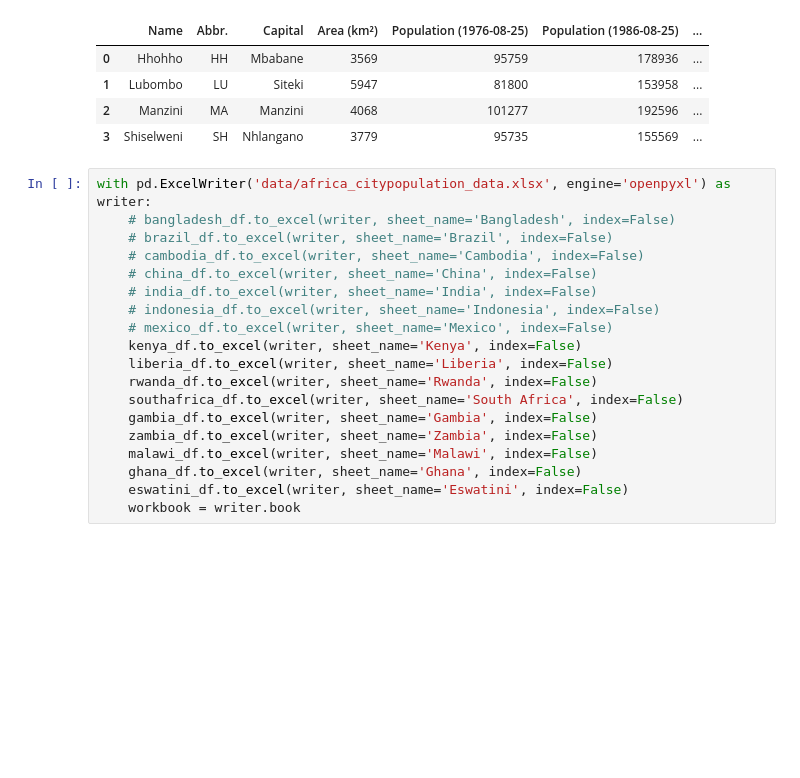
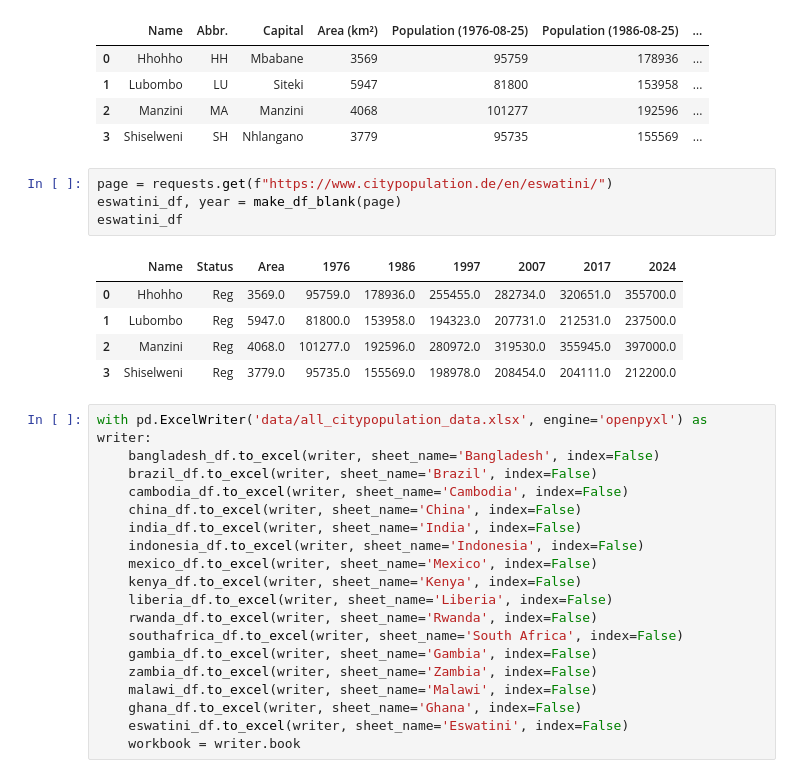
Before and after one commit to CabooseExia/Geospatial-practice, a Jupyter notebook: citypopulation_webscraper.ipynb, the cells around one changed output. Cells and saved outputs as stored; diff of their text form; blank space fills up the shorter version.

```diff
--- a/citypopulation_webscraper.ipynb
+++ b/citypopulation_webscraper.ipynb
@@ -507,15 +613,25 @@ eswatini_df
 | 1 | Lubombo | LU | Siteki | 5947 | 81800 | 153958 | ... |
 | 2 | Manzini | MA | Manzini | 4068 | 101277 | 192596 | ... |
 | 3 | Shiselweni | SH | Nhlangano | 3779 | 95735 | 155569 | ... |
+# %%
+page = requests.get(f"https://www.citypopulation.de/en/eswatini/")
+eswatini_df, year = make_df_blank(page)
+eswatini_df
+# %% [output]
+|  | Name | Status | Area | 1976 | 1986 | 1997 | 2007 | 2017 | 2024 |
+| 0 | Hhohho | Reg | 3569.0 | 95759.0 | 178936.0 | 255455.0 | 282734.0 | 320651.0 | 355700.0 |
+| 1 | Lubombo | Reg | 5947.0 | 81800.0 | 153958.0 | 194323.0 | 207731.0 | 212531.0 | 237500.0 |
+| 2 | Manzini | Reg | 4068.0 | 101277.0 | 192596.0 | 280972.0 | 319530.0 | 355945.0 | 397000.0 |
+| 3 | Shiselweni | Reg | 3779.0 | 95735.0 | 155569.0 | 198978.0 | 208454.0 | 204111.0 | 212200.0 |
 # %%
-with pd.ExcelWriter('data/africa_citypopulation_data.xlsx', engine='openpyxl') as writer:
-    # bangladesh_df.to_excel(writer, sheet_name='Bangladesh', index=False)
-    # brazil_df.to_excel(writer, sheet_name='Brazil', index=False)
-    # cambodia_df.to_excel(writer, sheet_name='Cambodia', index=False)
-    # china_df.to_excel(writer, sheet_name='China', index=False)
-    # india_df.to_excel(writer, sheet_name='India', index=False)
-    # indonesia_df.to_excel(writer, sheet_name='Indonesia', index=False)
-    # mexico_df.to_excel(writer, sheet_name='Mexico', index=False)
+with pd.ExcelWriter('data/all_citypopulation_data.xlsx', engine='openpyxl') as writer:
+    bangladesh_df.to_excel(writer, sheet_name='Bangladesh', index=False)
+    brazil_df.to_excel(writer, sheet_name='Brazil', index=False)
+    cambodia_df.to_excel(writer, sheet_name='Cambodia', index=False)
+    china_df.to_excel(writer, sheet_name='China', index=False)
+    india_df.to_excel(writer, sheet_name='India', index=False)
+    indonesia_df.to_excel(writer, sheet_name='Indonesia', index=False)
+    mexico_df.to_excel(writer, sheet_name='Mexico', index=False)
     kenya_df.to_excel(writer, sheet_name='Kenya', index=False)
     liberia_df.to_excel(writer, sheet_name='Liberia', index=False)
     rwanda_df.to_excel(writer, sheet_name='Rwanda', index=False)
```
Also changed, not shown: parts of 8 cells of this notebook.
